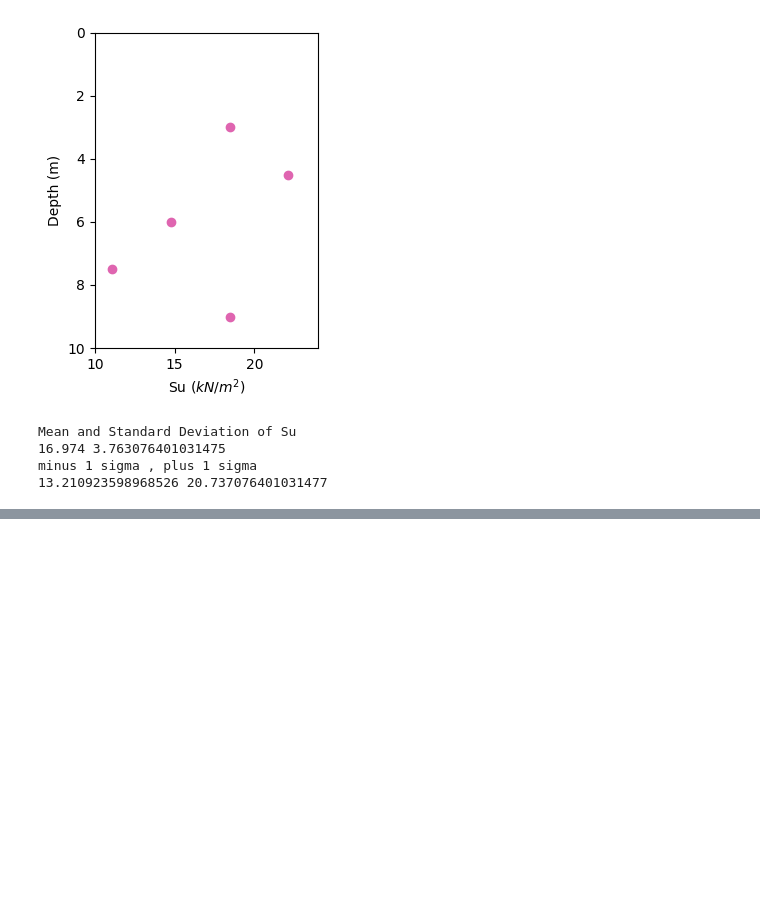
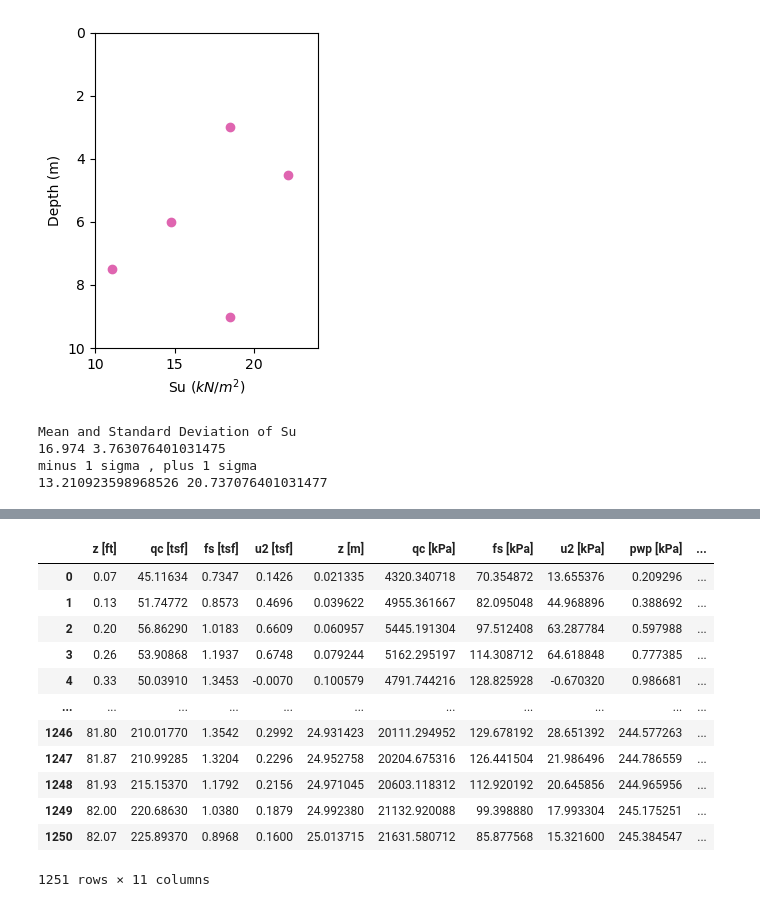
Before and after one commit to bKeungAuyeung/CE444-HW3, a Jupyter notebook: bAuyeung_HW3-code_CE444.ipynb, the cells around one changed output, grey strips where cells are left out. Cells and saved outputs as stored; diff of their text form; code cells hidden in the pictures; blank space fills up the shorter version.

```diff
--- a/bAuyeung_HW3-code_CE444.ipynb
+++ b/bAuyeung_HW3-code_CE444.ipynb
@@ -103,0 +173,5 @@ minus 1 sigma , plus 1 sigma
+# %%
+p6data = pd.read_excel('ce444w26hw3-given/CE444_W26_HW3.xlsx', sheet_name = 'Pr6', skiprows=2, header=None)
+p6data = p6data.drop(p6data.columns[4:33], axis=1)
+p6data.columns = ["z [ft]", "qc [tsf]", "fs [tsf]", "u2 [tsf]"]
+p6data
@@ -103,0 +194,7 @@ minus 1 sigma , plus 1 sigma
+# %%
+# convert to SI from Imperial
+p6data['z [m]'] = p6data['z [ft]'] / 3.281 #  3.281 ft = 1 m
+p6data['qc [kPa]'] = p6data['qc [tsf]'] * 95.76  # 1 tsf = 95.76 kPa
+p6data['fs [kPa]'] = p6data['fs [tsf]'] * 95.76  # 1 tsf = 95.76 kPa
+p6data['u2 [kPa]'] = p6data['u2 [tsf]'] * 95.76  # 1 tsf = 95.76 kPa
+p6data
@@ -103,0 +215,26 @@ minus 1 sigma , plus 1 sigma
+# %%
+# assumptions
+gamma = 17 # kN/m^3
+gamma_w = 9.81 # kN/m^3
+# gwt at surf.
+# tip resistance area ratio = 0.59
+area_ratio = 0.59
+
+p6data['pwp [kPa]'] = p6data['z [m]']*gamma_w
+p6data['tvStress [kPa]'] = p6data['z [m]']*gamma
+p6data['veStress [kPa]'] = p6data['tvStress [kPa]'] -  p6data['pwp [kPa]']
+p6data
+# %% [output]
+|  | z [ft] | qc [tsf] | fs [tsf] | u2 [tsf] | z [m] | qc [kPa] | fs [kPa] | u2 [kPa] | pwp [kPa] | ... |
+| 0 | 0.07 | 45.11634 | 0.7347 | 0.1426 | 0.021335 | 4320.340718 | 70.354872 | 13.655376 | 0.209296 | ... |
+| 1 | 0.13 | 51.74772 | 0.8573 | 0.4696 | 0.039622 | 4955.361667 | 82.095048 | 44.968896 | 0.388692 | ... |
+| 2 | 0.20 | 56.86290 | 1.0183 | 0.6609 | 0.060957 | 5445.191304 | 97.512408 | 63.287784 | 0.597988 | ... |
+| 3 | 0.26 | 53.90868 | 1.1937 | 0.6748 | 0.079244 | 5162.295197 | 114.308712 | 64.618848 | 0.777385 | ... |
+| 4 | 0.33 | 50.03910 | 1.3453 | -0.0070 | 0.100579 | 4791.744216 | 128.825928 | -0.670320 | 0.986681 | ... |
+| ... | ... | ... | ... | ... | ... | ... | ... | ... | ... | ... |
+| 1246 | 81.80 | 210.01770 | 1.3542 | 0.2992 | 24.931423 | 20111.294952 | 129.678192 | 28.651392 | 244.577263 | ... |
+| 1247 | 81.87 | 210.99285 | 1.3204 | 0.2296 | 24.952758 | 20204.675316 | 126.441504 | 21.986496 | 244.786559 | ... |
+| 1248 | 81.93 | 215.15370 | 1.1792 | 0.2156 | 24.971045 | 20603.118312 | 112.920192 | 20.645856 | 244.965956 | ... |
+| 1249 | 82.00 | 220.68630 | 1.0380 | 0.1879 | 24.992380 | 21132.920088 | 99.398880 | 17.993304 | 245.175251 | ... |
+| 1250 | 82.07 | 225.89370 | 0.8968 | 0.1600 | 25.013715 | 21631.580712 | 85.877568 | 15.321600 | 245.384547 | ... |
+1251 rows × 11 columns
```
Also changed, not shown: parts of 21 cells of this notebook, 3 other files.
